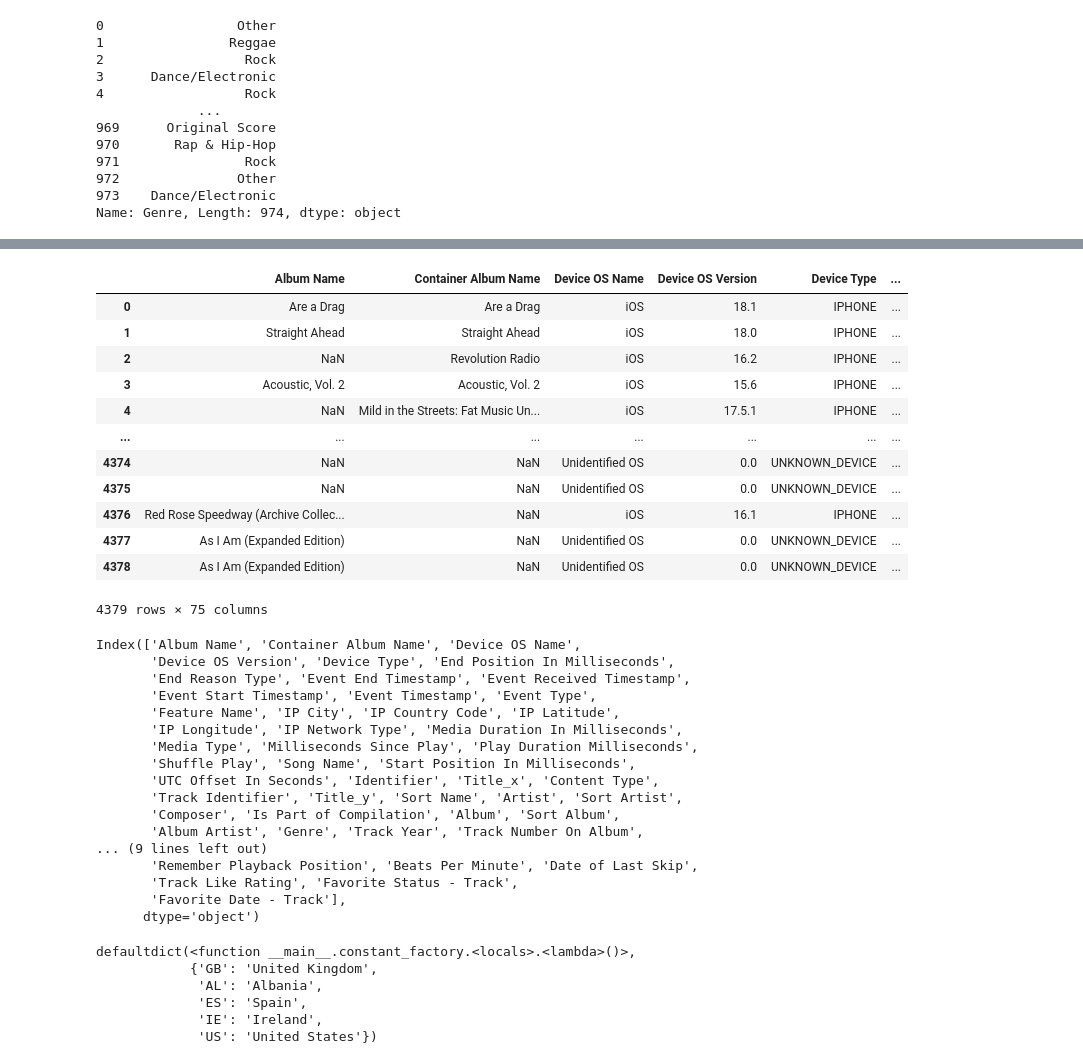
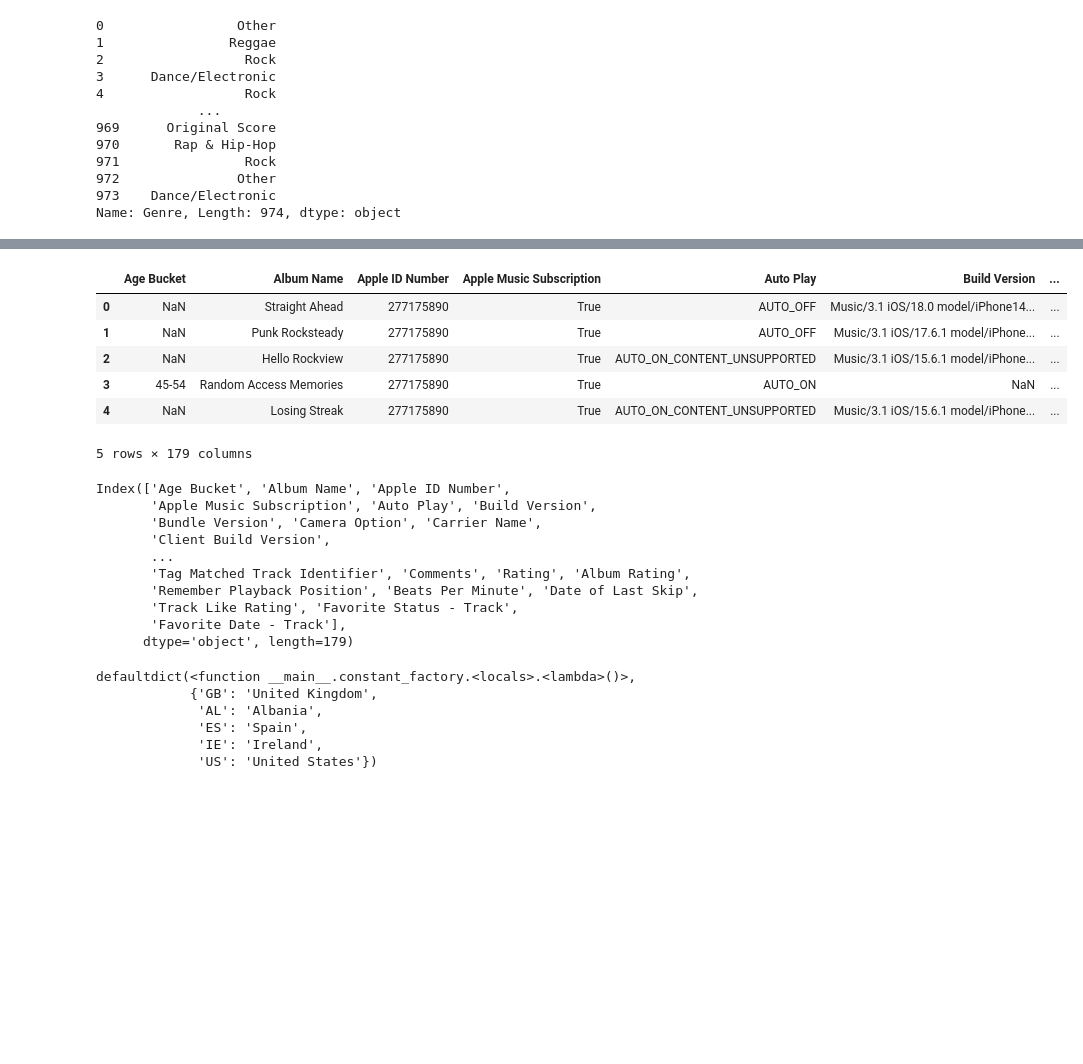
Before and after one commit to ftaylor101/spotify, a Jupyter notebook: apple_vis.ipynb, the cells around one changed output, grey strips where cells are left out. Cells and saved outputs as stored; diff of their text form; code cells hidden in the pictures; blank space fills up the shorter version.

```diff
--- a/apple_vis.ipynb
+++ b/apple_vis.ipynb
@@ -299,39 +194,27 @@ final_df.head()
-# %%
-final_df.replace({"End Reason Type": {pd.NA: "grandma"}})
-# %% [output]
-|  | Album Name | Container Album Name | Device OS Name | Device OS Version | Device Type | ... |
-| 0 | Are a Drag | Are a Drag | iOS | 18.1 | IPHONE | ... |
-| 1 | Straight Ahead | Straight Ahead | iOS | 18.0 | IPHONE | ... |
-| 2 | NaN | Revolution Radio | iOS | 16.2 | IPHONE | ... |
-| 3 | Acoustic, Vol. 2 | Acoustic, Vol. 2 | iOS | 15.6 | IPHONE | ... |
-| 4 | NaN | Mild in the Streets: Fat Music Un... | iOS | 17.5.1 | IPHONE | ... |
-| ... | ... | ... | ... | ... | ... | ... |
-| 4374 | NaN | NaN | Unidentified OS | 0.0 | UNKNOWN_DEVICE | ... |
-| 4375 | NaN | NaN | Unidentified OS | 0.0 | UNKNOWN_DEVICE | ... |
-| 4376 | Red Rose Speedway (Archive Collec... | NaN | iOS | 16.1 | IPHONE | ... |
-| 4377 | As I Am (Expanded Edition) | NaN | Unidentified OS | 0.0 | UNKNOWN_DEVICE | ... |
-| 4378 | As I Am (Expanded Edition) | NaN | Unidentified OS | 0.0 | UNKNOWN_DEVICE | ... |
-4379 rows × 75 columns
+# %%
+# Display the merged DataFrame
+new_merged_df.head()
+# %% [output]
+|  | Age Bucket | Album Name | Apple ID Number | Apple Music Subscription | Auto Play | Build Version | ... |
+| 0 | NaN | Straight Ahead | 277175890 | True | AUTO_OFF | Music/3.1 iOS/18.0 model/iPhone14... | ... |
+| 1 | NaN | Punk Rocksteady | 277175890 | True | AUTO_OFF | Music/3.1 iOS/17.6.1 model/iPhone... | ... |
+| 2 | NaN | Hello Rockview | 277175890 | True | AUTO_ON_CONTENT_UNSUPPORTED | Music/3.1 iOS/15.6.1 model/iPhone... | ... |
+| 3 | 45-54 | Random Access Memories | 277175890 | True | AUTO_ON | NaN | ... |
+| 4 | NaN | Losing Streak | 277175890 | True | AUTO_ON_CONTENT_UNSUPPORTED | Music/3.1 iOS/15.6.1 model/iPhone... | ... |
+5 rows × 179 columns
 # %%
-final_df.columns
+new_merged_df.columns
 # %% [output]
-Index(['Album Name', 'Container Album Name', 'Device OS Name',
-       'Device OS Version', 'Device Type', 'End Position In Milliseconds',
-       'End Reason Type', 'Event End Timestamp', 'Event Received Timestamp',
-       'Event Start Timestamp', 'Event Timestamp', 'Event Type',
-       'Feature Name', 'IP City', 'IP Country Code', 'IP Latitude',
-       'IP Longitude', 'IP Network Type', 'Media Duration In Milliseconds',
-       'Media Type', 'Milliseconds Since Play', 'Play Duration Milliseconds',
-       'Shuffle Play', 'Song Name', 'Start Position In Milliseconds',
-       'UTC Offset In Seconds', 'Identifier', 'Title_x', 'Content Type',
-       'Track Identifier', 'Title_y', 'Sort Name', 'Artist', 'Sort Artist',
-       'Composer', 'Is Part of Compilation', 'Album', 'Sort Album',
-       'Album Artist', 'Genre', 'Track Year', 'Track Number On Album',
-... (9 lines left out)
+Index(['Age Bucket', 'Album Name', 'Apple ID Number',
+       'Apple Music Subscription', 'Auto Play', 'Build Version',
+       'Bundle Version', 'Camera Option', 'Carrier Name',
+       'Client Build Version',
+       ...
+       'Tag Matched Track Identifier', 'Comments', 'Rating', 'Album Rating',
        'Remember Playback Position', 'Beats Per Minute', 'Date of Last Skip',
        'Track Like Rating', 'Favorite Status - Track',
        'Favorite Date - Track'],
-      dtype='object')
+      dtype='object', length=179)
 # %%
 end_reason_dict = {
     "EXITED_APPLICATION": "logout",
```
Also changed, not shown: parts of 29 cells of this notebook.
